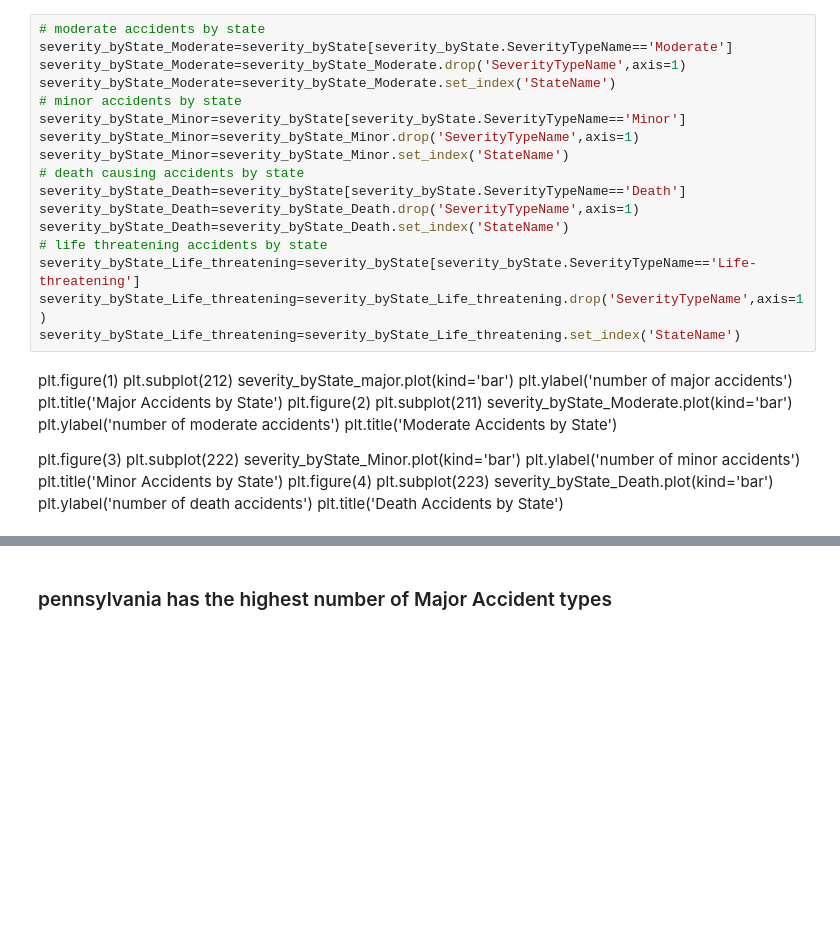
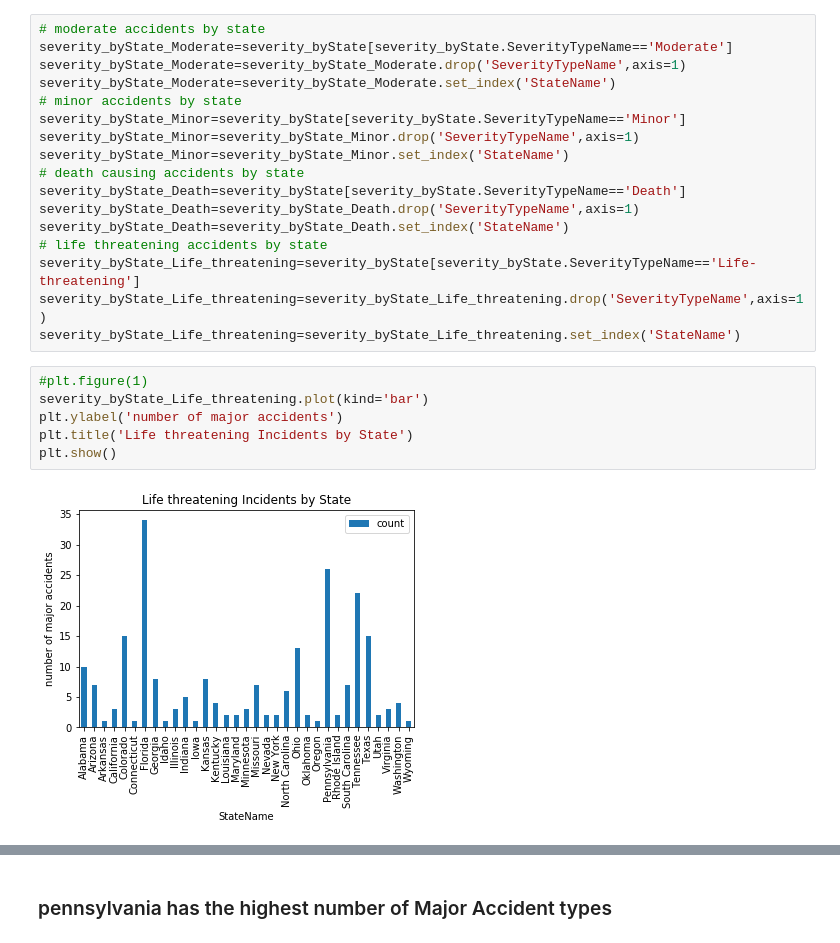
Before and after one commit to asidamo/Auto-Insuruance-finding-the-at-fault-party-with-claims-nlp, a Jupyter notebook: DQ_9amanuel.ipynb, the cells around one changed output, grey strips where cells are left out. Drawn from its saved outputs; the diff is of its cells as text; blank space fills up the shorter version.

```diff
--- a/DQ_9amanuel.ipynb
+++ b/DQ_9amanuel.ipynb
@@ -91,25 +170,11 @@ severity_byState_Death=severity_byState_Death.set_index('StateName')
 severity_byState_Life_threatening=severity_byState[severity_byState.SeverityTypeName=='Life-threatening']
 severity_byState_Life_threatening=severity_byState_Life_threatening.drop('SeverityTypeName',axis=1)
 severity_byState_Life_threatening=severity_byState_Life_threatening.set_index('StateName')
-# %% [markdown]
-plt.figure(1)
-plt.subplot(212)
-severity_byState_major.plot(kind='bar')
-plt.ylabel('number of major accidents')
-plt.title('Major Accidents by State')
-plt.figure(2)
-plt.subplot(211)
-severity_byState_Moderate.plot(kind='bar')
-plt.ylabel('number of moderate accidents')
-plt.title('Moderate Accidents by State')
-
-plt.figure(3)
-plt.subplot(222)
-severity_byState_Minor.plot(kind='bar')
-plt.ylabel('number of minor accidents')
-plt.title('Minor Accidents by State')
-plt.figure(4)
-plt.subplot(223)
-severity_byState_Death.plot(kind='bar')
-plt.ylabel('number of death accidents')
-plt.title('Death Accidents by State')
+# %%
+#plt.figure(1)
+severity_byState_Life_threatening.plot(kind='bar')
+plt.ylabel('number of major accidents')
+plt.title('Life threatening Incidents by State')
+plt.show()
+# %% [output]
+[figure, added]
```
Also changed, not shown: parts of 34 cells of this notebook.
